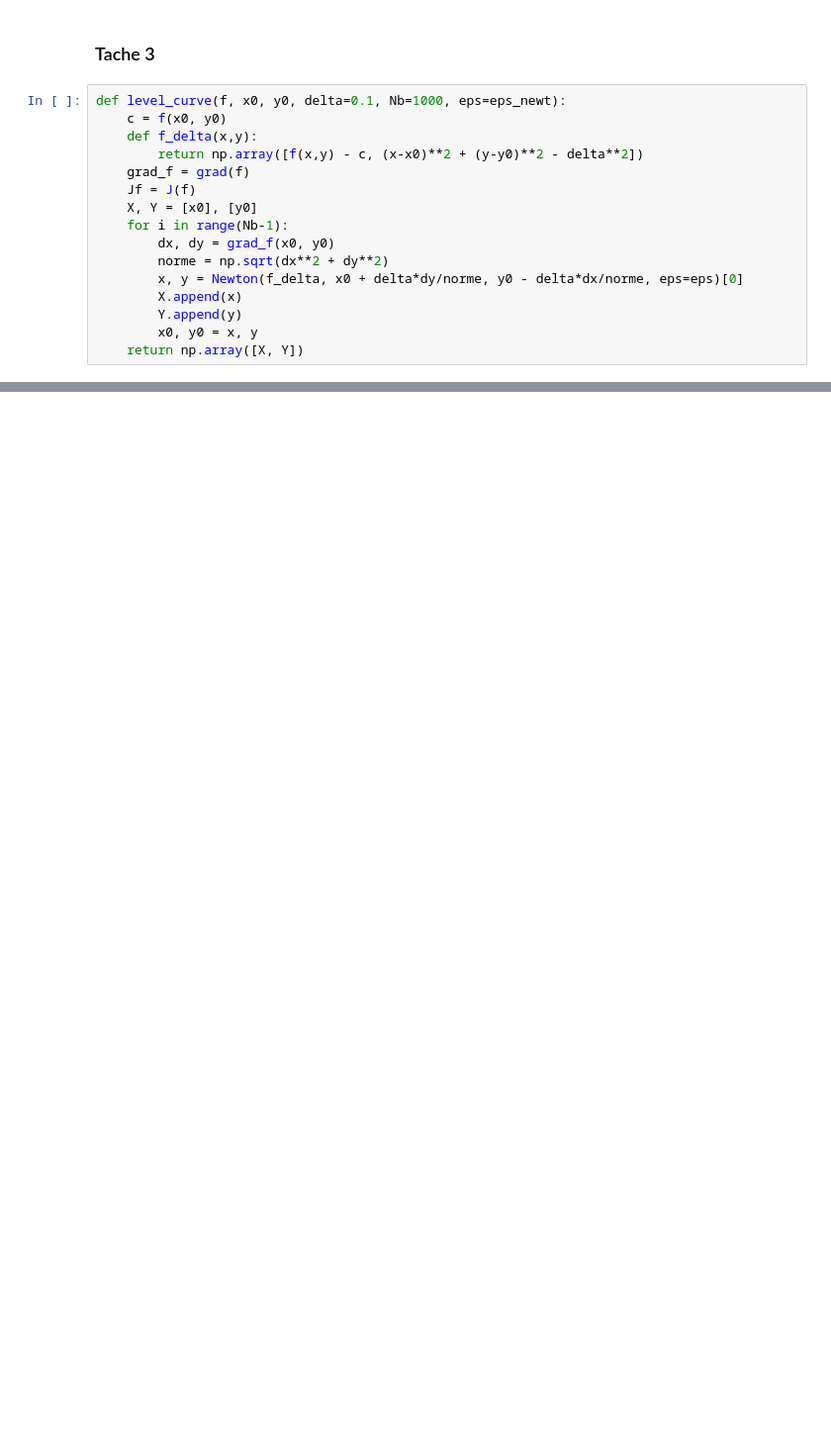
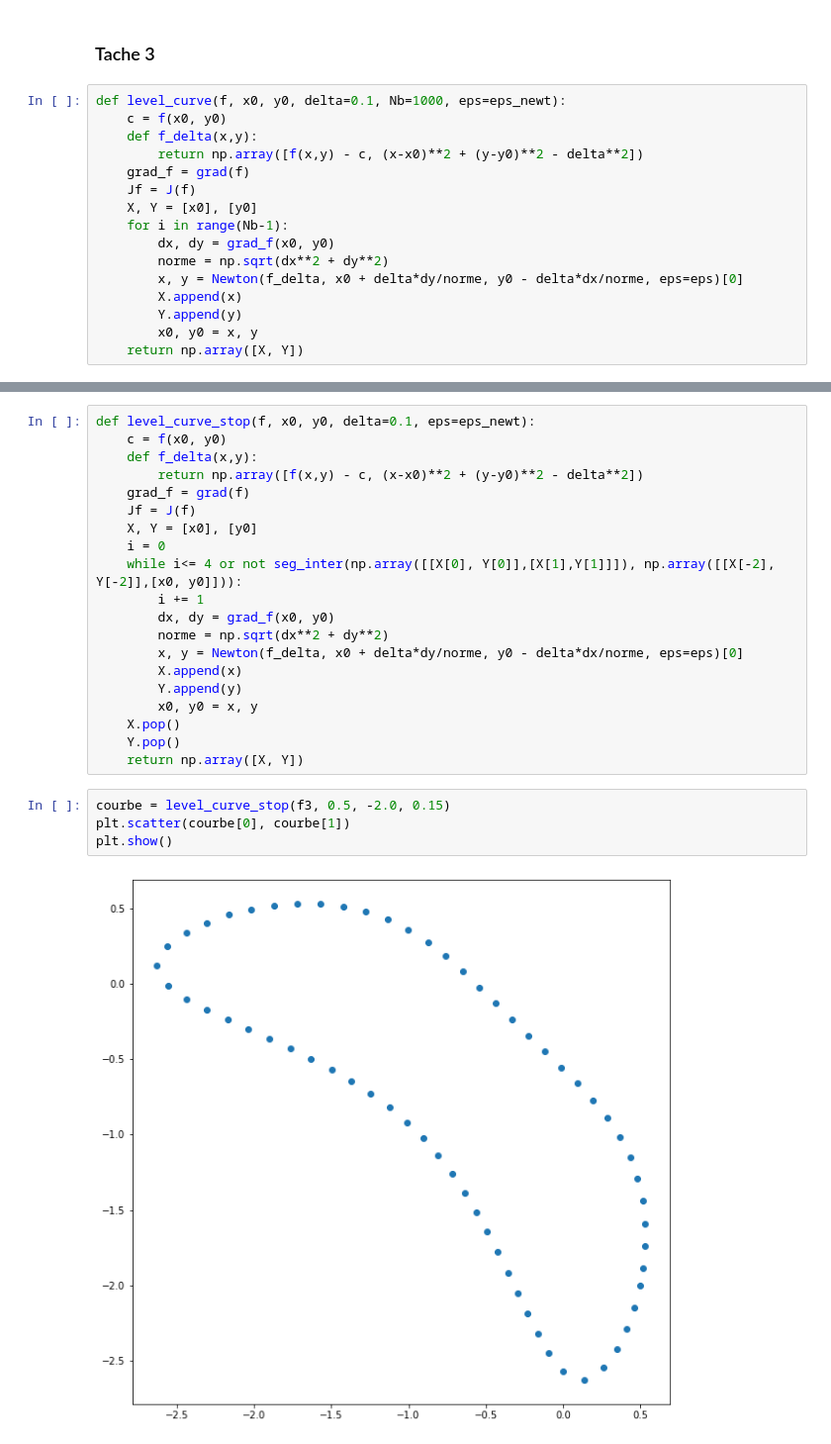
Before and after one commit to 20serieys/info_maths, a Jupyter notebook: projet_info_maths.ipynb, the cells around one changed output, grey strips where cells are left out. Shown at 99% size. Cells and saved outputs as stored; diff of their text form; blank space fills up the shorter version.

```diff
--- a/projet_info_maths.ipynb
+++ b/projet_info_maths.ipynb
@@ -156,0 +190,26 @@ plt.show()
+# %%
+def level_curve_stop(f, x0, y0, delta=0.1, eps=eps_newt):
+    c = f(x0, y0)
+    def f_delta(x,y):
+        return np.array([f(x,y) - c, (x-x0)**2 + (y-y0)**2 - delta**2])
+    grad_f = grad(f)
+    Jf = J(f)
+    X, Y = [x0], [y0]
+    i = 0
+    while i<= 4 or not seg_inter(np.array([[X[0], Y[0]],[X[1],Y[1]]]), np.array([[X[-2], Y[-2]],[x0, y0]])):
+        i += 1
+        dx, dy = grad_f(x0, y0)
+        norme = np.sqrt(dx**2 + dy**2)
+        x, y = Newton(f_delta, x0 + delta*dy/norme, y0 - delta*dx/norme, eps=eps)[0]
+        X.append(x)
+        Y.append(y)
+        x0, y0 = x, y
+    X.pop()
+    Y.pop()
+    return np.array([X, Y])
+# %%
+courbe = level_curve_stop(f3, 0.5, -2.0, 0.15)
+plt.scatter(courbe[0], courbe[1])
+plt.show()
+# %% [output]
+[figure, added]
```
Also changed, not shown: parts of 4 cells of this notebook, 1 other file.
